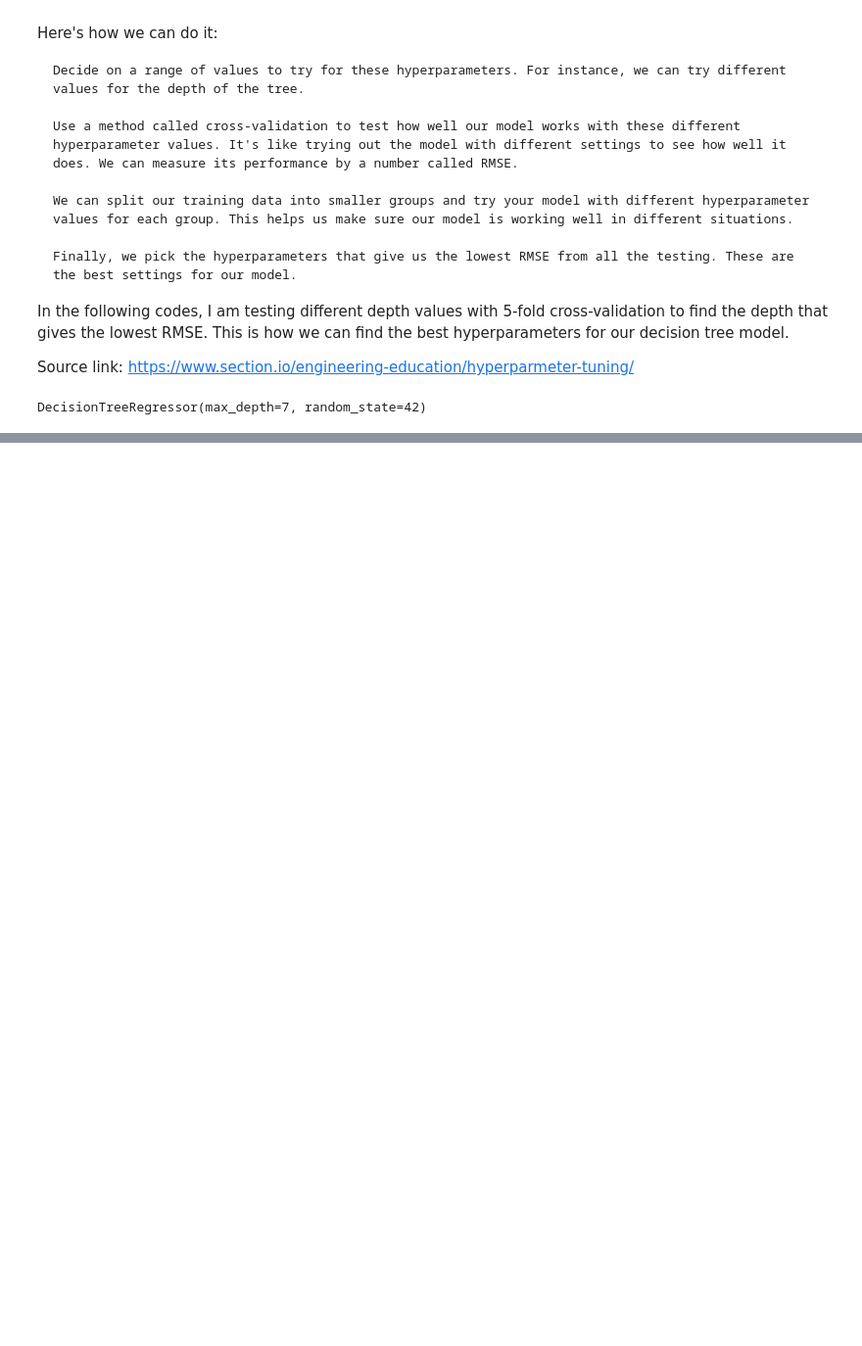
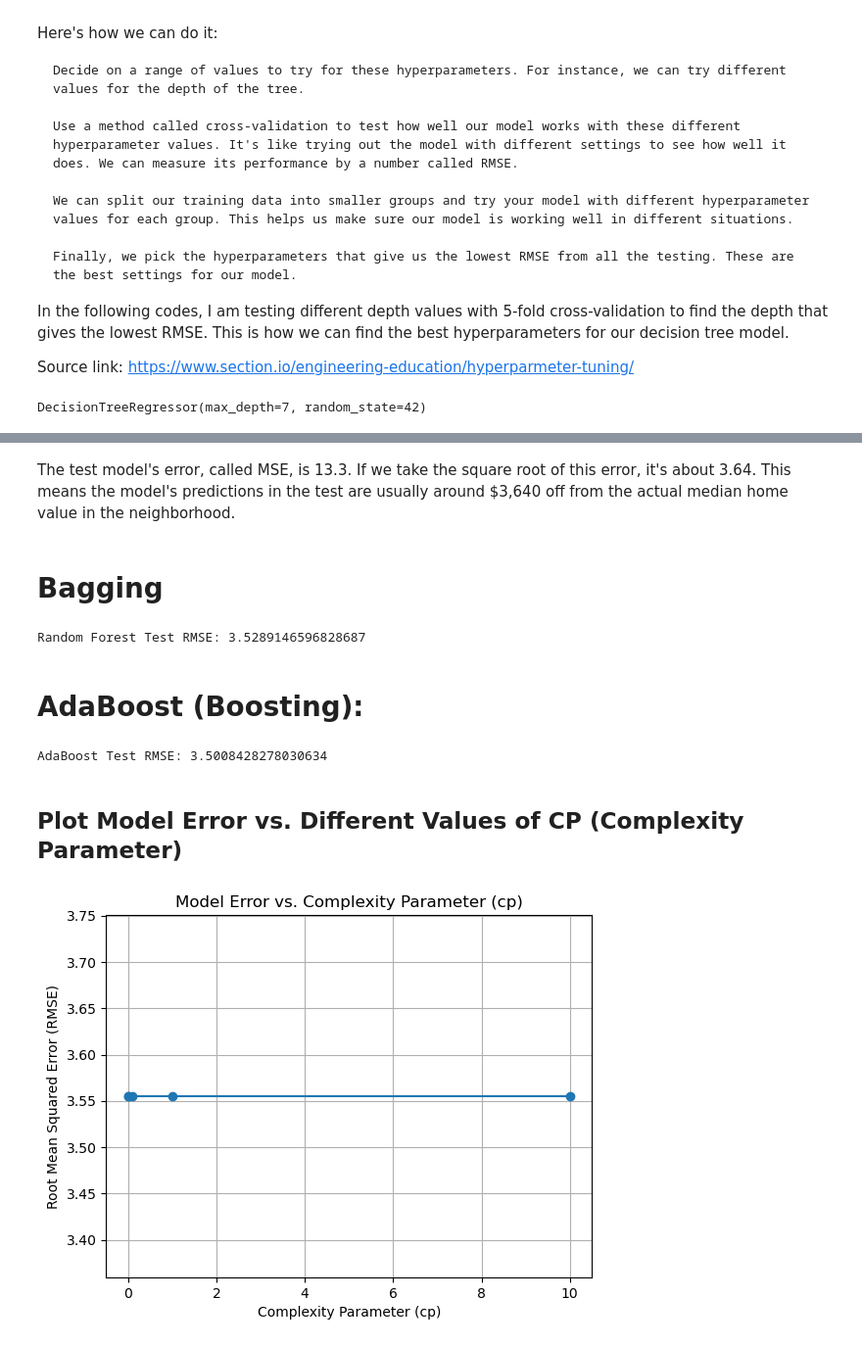
Before and after one commit to AnnaJazayeri/Regression-Tree-model-CART, a Jupyter notebook: Regression Tree model CART- Boston dataset.ipynb, the cells around one changed output, grey strips where cells are left out. Shown at 98% size. Saved outputs shown, nothing was run; the diff lists cells and outputs as text; code cells hidden in the pictures; blank space fills up the shorter version.

```diff
--- a/Regression Tree model CART- Boston dataset.ipynb
+++ b/Regression Tree model CART- Boston dataset.ipynb
@@ -290,0 +332,75 @@ DecisionTreeRegressor(max_depth=7, random_state=42)
+# %% [markdown]
+The test model's error, called MSE, is 13.3. If we take the square root of this error, it's about 3.64. This means the model's predictions in the test are usually around $3,640 off from the actual median home value in the neighborhood.
+# %% [markdown]
+# Bagging
+# %%
+from sklearn.ensemble import RandomForestRegressor
+
+# Create a Random Forest Regressor
+random_forest_regressor = RandomForestRegressor(n_estimators=100, random_state=42)
+
+# Fit the Random Forest model on the training data
+random_forest_regressor.fit(X_train, y_train)
+
+# Make predictions on the test data
+y_pred_rf = random_forest_regressor.predict(X_test)
+
+# Calculate RMSE for Random Forest
+test_rmse_rf = np.sqrt(mean_squared_error(y_test, y_pred_rf))
+print("Random Forest Test RMSE:", test_rmse_rf)
+# %% [output]
+Random Forest Test RMSE: 3.5289146596828687
+# %% [markdown]
+# AdaBoost (Boosting):
+# %%
+from sklearn.ensemble import AdaBoostRegressor
+
+# Create an AdaBoost Regressor with Decision Trees as base estimators
+adaboost_regressor = AdaBoostRegressor(base_estimator=DecisionTreeRegressor(max_depth=best_max_depth, random_state=42), n_estimators=100, random_state=42)
+
+# Fit the AdaBoost model on the training data
+adaboost_regressor.fit(X_train, y_train)
+
+# Make predictions on the test data
+y_pred_adaboost = adaboost_regressor.predict(X_test)
+
+# Calculate RMSE for AdaBoost
+test_rmse_adaboost = np.sqrt(mean_squared_error(y_test, y_pred_adaboost))
+print("AdaBoost Test RMSE:", test_rmse_adaboost)
+# %% [output]
+AdaBoost Test RMSE: 3.5008428278030634
+# %% [markdown]
+## Plot Model Error vs. Different Values of CP (Complexity Parameter)
+# %%
+from sklearn.tree import DecisionTreeRegressor
+import matplotlib.pyplot as plt
+
+# Specifying the range of complexity parameter (cp) values
+cp_values = [0.001, 0.01, 0.1, 1, 10]
+
+# Initialize lists to store RMSE values
+rmse_values = []
+
+for cp in cp_values:
+    # Creating a Decision Tree Regressor with the specified complexity parameter (cp)
+    # Use a valid integer value for min_samples_split, e.g., 2
+    regression_tree = DecisionTreeRegressor(max_depth=best_max_depth, min_samples_split=2, random_state=42)
+
+    # Cross-validation for computing the RMSE
+    rmse_scores = np.sqrt(-cross_val_score(regression_tree, X_train, y_train, cv=5, scoring="neg_mean_squared_error"))
+
+    # Calculating the mean RMSE for this cp
+    mean_rmse = rmse_scores.mean()
+
+    # Append the mean RMSE to the list
+    rmse_values.append(mean_rmse)
+
+# Plot the RMSE values against different values of cp
+plt.plot(cp_values, rmse_values, marker='o')
+plt.title('Model Error vs. Complexity Parameter (cp)')
+plt.xlabel('Complexity Parameter (cp)')
+plt.ylabel('Root Mean Squared Error (RMSE)')
+plt.grid()
+plt.show()
+# %% [output]
+[figure, added]
```
Also changed, not shown: parts of 14 cells of this notebook, 1 other file.
